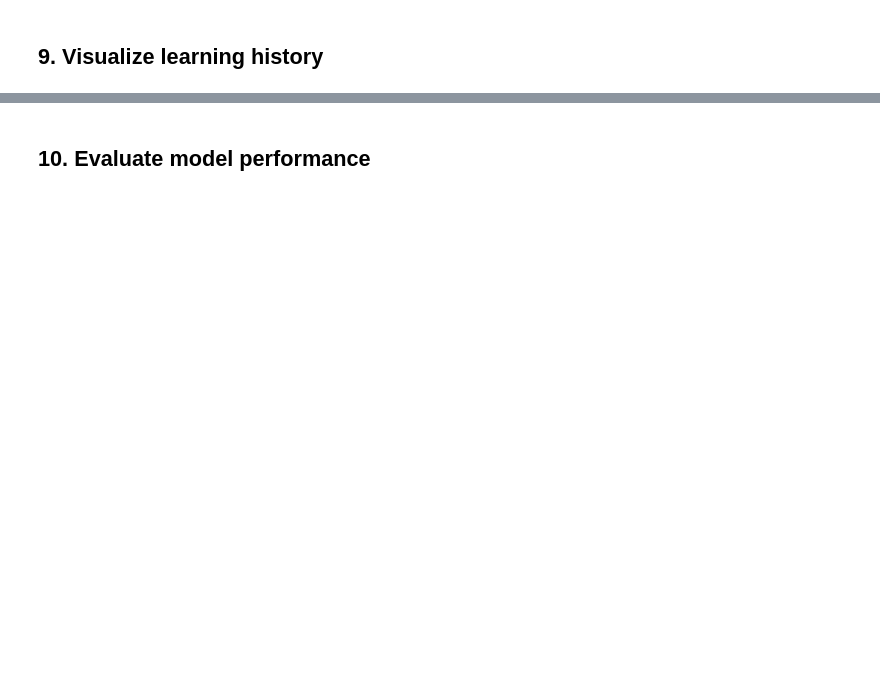
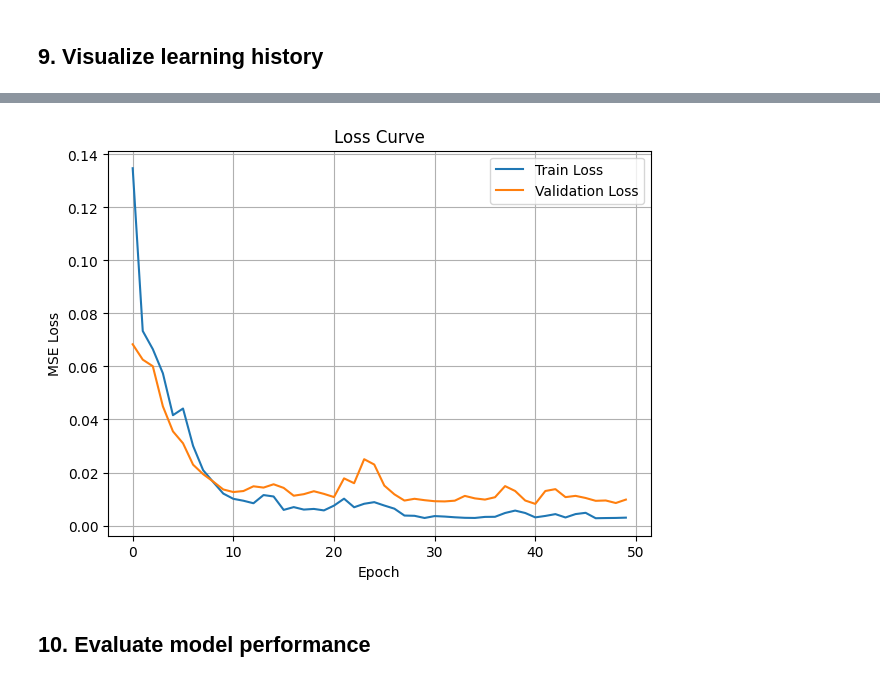
Before and after one commit to min0left-hub/mobis_ai_education_2026, a Jupyter notebook: DL_03_B_CNN_BRKT.ipynb, the cells around one changed output, grey strips where cells are left out. Saved outputs shown, nothing was run; the diff lists cells and outputs as text; code cells hidden in the pictures; blank space fills up the shorter version.

```diff
--- a/DL_03_B_CNN_BRKT.ipynb
+++ b/DL_03_B_CNN_BRKT.ipynb
@@ -240,0 +212,5 @@ torch.Size([400, 1]) torch.Size([100, 1])
+# %%
+for X_batch, y_batch in train_loader:
+    print("X_batch shape:", X_batch.shape)
+    print("y_batch shape:", y_batch.shape)
+    break
@@ -339,0 +317,27 @@ num_epochs = 100  # number of times the entire training dataset is passed throug
+# %%
+reset_seed(42)
+
+model = CNN_Model(
+    conv_layers_channels=config["conv_layers_channels"],
+    fc_units=config["fc_units"],
+    dropout_rate=config["dropout_rate"],
+    input_size=input_size
+).to(device)
+
+criterion = nn.MSELoss()
+
+optimizer = optim.Adam(
+    model.parameters(),
+    lr=config["lr"],
+    weight_decay=config["weight_decay"]
+)
+
+train_losses = []
+val_losses = []
+
+best_val_loss = float("inf")
+best_model_state = None
+best_epoch = 0
+
+
+print(model)
@@ -458,2 +439,15 @@ plt.show()
+# %%
+
+plt.figure(figsize=(7, 5))
+plt.plot(train_losses, label="Train Loss")
+plt.plot(val_losses, label="Validation Loss")
+plt.xlabel("Epoch")
+plt.ylabel("MSE Loss")
+plt.title("Loss Curve")
+plt.legend()
+plt.grid(True)
+plt.show()
+# %% [output]
+[figure, added]
 # %% [markdown]
 ## 10. Evaluate model performance
```
Also changed, not shown: parts of 33 cells of this notebook.
